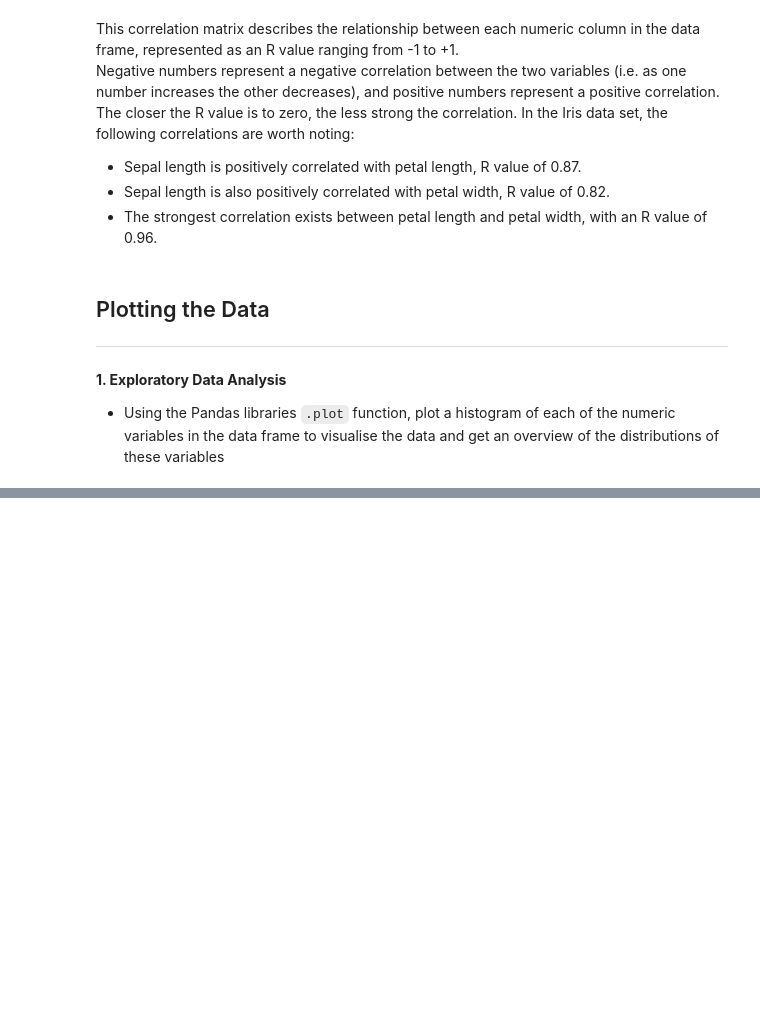
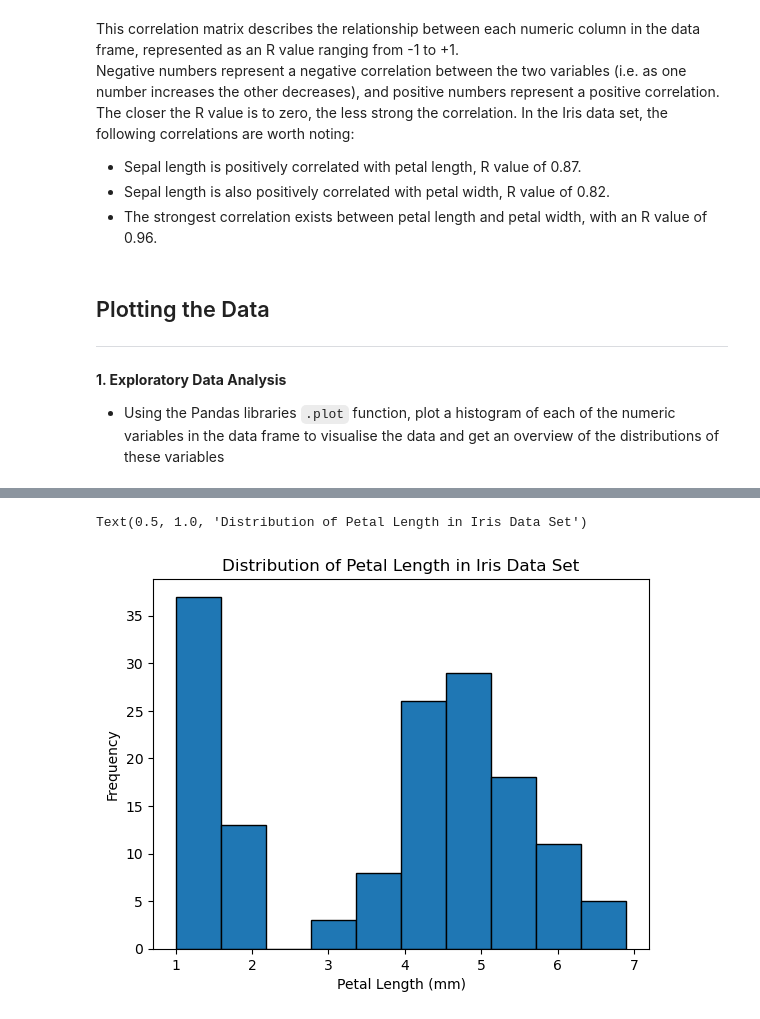
Before and after one commit to a-o-connor/pands-project, a Jupyter notebook: iris_analysis.ipynb, the cells around one changed output, grey strips where cells are left out. Saved outputs shown, nothing was run; the diff lists cells and outputs as text; code cells hidden in the pictures; blank space fills up the shorter version.

```diff
--- a/iris_analysis.ipynb
+++ b/iris_analysis.ipynb
@@ -119,3 +119,13 @@ df_numeric["petal_length"].plot(kind="hist", edgecolor = "black", xlabel= "Petal
+# %%
+#df_numeric["petal_length"].plot(kind="hist", edgecolor = "black", xlabel= "Petal Length (mm)")
+
+plt.hist(df_numeric["petal_length"], edgecolor = "black")
+plt.xlabel("Petal Length (mm)")
+plt.ylabel("Frequency")
+plt.title("Distribution of Petal Length in Iris Data Set")
+# %% [output]
+Text(0.5, 1.0, 'Distribution of Petal Length in Iris Data Set')
+[figure, added]
 # %%
 df_numeric["petal_width"].plot(kind="hist", edgecolor = "black", xlabel= "Petal Width (mm)")
 # %% [output]
```
Also changed, not shown: parts of 7 cells of this notebook, 1 other file.
